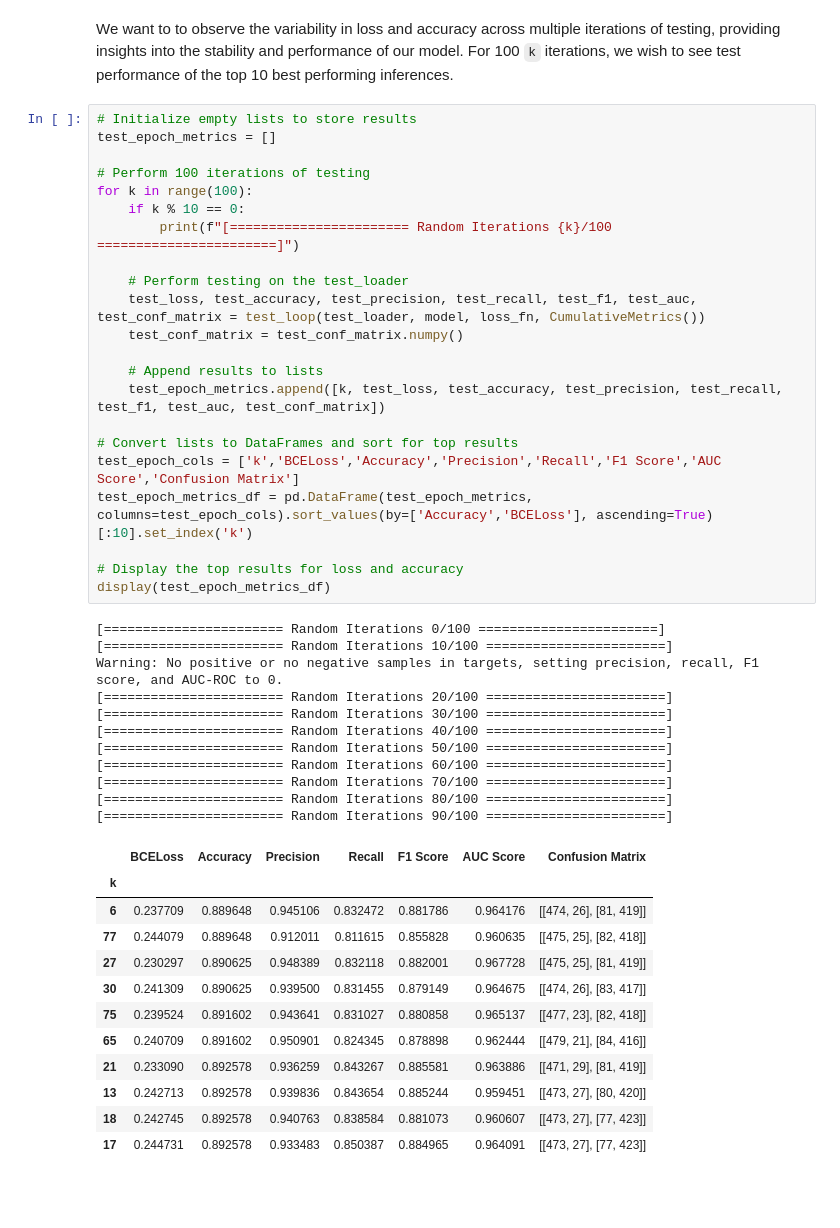
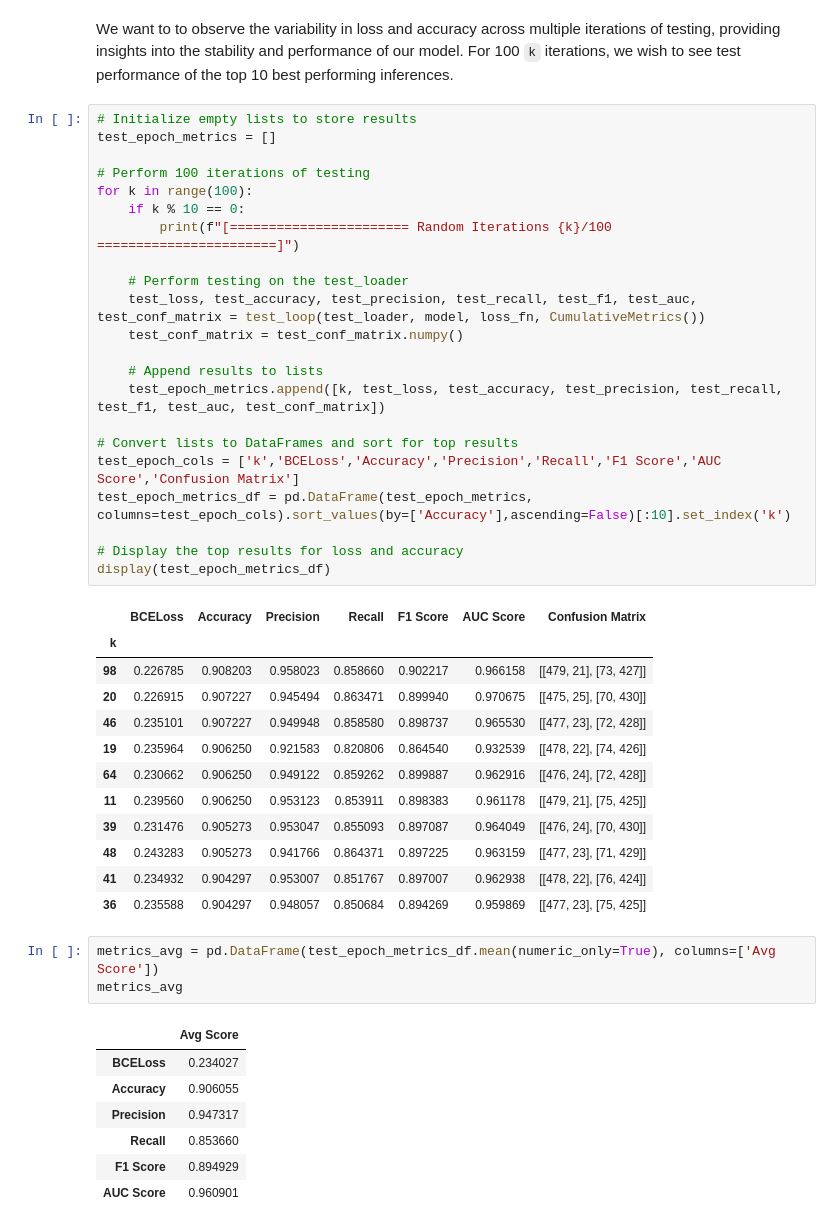
Before and after one commit to romerocruzsa/small-models, a Jupyter notebook: notebooks/baseline.ipynb, the cells around one changed output. Cells and saved outputs as stored; diff of their text form; blank space fills up the shorter version.

Commit message:
fix: corrected k=100 test iterations metrics dataframe
@author: romerocruzsa

```diff
--- a/notebooks/baseline.ipynb
+++ b/notebooks/baseline.ipynb
@@ -627,46 +627,46 @@ We want to to observe the variability in loss and accuracy across multiple itera
 # %%
 # Initialize empty lists to store results
 test_epoch_metrics = []
 
 # Perform 100 iterations of testing
 for k in range(100):
     if k % 10 == 0:
         print(f"[======================= Random Iterations {k}/100 =======================]")
 
     # Perform testing on the test_loader
     test_loss, test_accuracy, test_precision, test_recall, test_f1, test_auc, test_conf_matrix = test_loop(test_loader, model, loss_fn, CumulativeMetrics())
     test_conf_matrix = test_conf_matrix.numpy()
 
     # Append results to lists
     test_epoch_metrics.append([k, test_loss, test_accuracy, test_precision, test_recall, test_f1, test_auc, test_conf_matrix])
 
 # Convert lists to DataFrames and sort for top results
 test_epoch_cols = ['k','BCELoss','Accuracy','Precision','Recall','F1 Score','AUC Score','Confusion Matrix']
-test_epoch_metrics_df = pd.DataFrame(test_epoch_metrics, columns=test_epoch_cols).sort_values(by=['Accuracy','BCELoss'], ascending=True)[:10].set_index('k')
+test_epoch_metrics_df = pd.DataFrame(test_epoch_metrics, columns=test_epoch_cols).sort_values(by=['Accuracy'],ascending=False)[:10].set_index('k')
 
 # Display the top results for loss and accuracy
 display(test_epoch_metrics_df)
 # %% [output]
-[======================= Random Iterations 0/100 =======================]
-[======================= Random Iterations 10/100 =======================]
-Warning: No positive or no negative samples in targets, setting precision, recall, F1 score, and AUC-ROC to 0.
-[======================= Random Iterations 20/100 =======================]
-[======================= Random Iterations 30/100 =======================]
-[======================= Random Iterations 40/100 =======================]
-[======================= Random Iterations 50/100 =======================]
-[======================= Random Iterations 60/100 =======================]
-[======================= Random Iterations 70/100 =======================]
-[======================= Random Iterations 80/100 =======================]
-[======================= Random Iterations 90/100 =======================]
 |  | BCELoss | Accuracy | Precision | Recall | F1 Score | AUC Score | Confusion Matrix |
 | k |  |  |  |  |  |  |  |
-| 6 | 0.237709 | 0.889648 | 0.945106 | 0.832472 | 0.881786 | 0.964176 | [[474, 26], [81, 419]] |
-| 77 | 0.244079 | 0.889648 | 0.912011 | 0.811615 | 0.855828 | 0.960635 | [[475, 25], [82, 418]] |
-| 27 | 0.230297 | 0.890625 | 0.948389 | 0.832118 | 0.882001 | 0.967728 | [[475, 25], [81, 419]] |
-| 30 | 0.241309 | 0.890625 | 0.939500 | 0.831455 | 0.879149 | 0.964675 | [[474, 26], [83, 417]] |
-| 75 | 0.239524 | 0.891602 | 0.943641 | 0.831027 | 0.880858 | 0.965137 | [[477, 23], [82, 418]] |
-| 65 | 0.240709 | 0.891602 | 0.950901 | 0.824345 | 0.878898 | 0.962444 | [[479, 21], [84, 416]] |
-| 21 | 0.233090 | 0.892578 | 0.936259 | 0.843267 | 0.885581 | 0.963886 | [[471, 29], [81, 419]] |
-| 13 | 0.242713 | 0.892578 | 0.939836 | 0.843654 | 0.885244 | 0.959451 | [[473, 27], [80, 420]] |
-| 18 | 0.242745 | 0.892578 | 0.940763 | 0.838584 | 0.881073 | 0.960607 | [[473, 27], [77, 423]] |
-| 17 | 0.244731 | 0.892578 | 0.933483 | 0.850387 | 0.884965 | 0.964091 | [[473, 27], [77, 423]] |
+| 98 | 0.226785 | 0.908203 | 0.958023 | 0.858660 | 0.902217 | 0.966158 | [[479, 21], [73, 427]] |
+| 20 | 0.226915 | 0.907227 | 0.945494 | 0.863471 | 0.899940 | 0.970675 | [[475, 25], [70, 430]] |
+| 46 | 0.235101 | 0.907227 | 0.949948 | 0.858580 | 0.898737 | 0.965530 | [[477, 23], [72, 428]] |
+| 19 | 0.235964 | 0.906250 | 0.921583 | 0.820806 | 0.864540 | 0.932539 | [[478, 22], [74, 426]] |
+| 64 | 0.230662 | 0.906250 | 0.949122 | 0.859262 | 0.899887 | 0.962916 | [[476, 24], [72, 428]] |
+| 11 | 0.239560 | 0.906250 | 0.953123 | 0.853911 | 0.898383 | 0.961178 | [[479, 21], [75, 425]] |
+| 39 | 0.231476 | 0.905273 | 0.953047 | 0.855093 | 0.897087 | 0.964049 | [[476, 24], [70, 430]] |
+| 48 | 0.243283 | 0.905273 | 0.941766 | 0.864371 | 0.897225 | 0.963159 | [[477, 23], [71, 429]] |
+| 41 | 0.234932 | 0.904297 | 0.953007 | 0.851767 | 0.897007 | 0.962938 | [[478, 22], [76, 424]] |
+| 36 | 0.235588 | 0.904297 | 0.948057 | 0.850684 | 0.894269 | 0.959869 | [[477, 23], [75, 425]] |
+# %%
+metrics_avg = pd.DataFrame(test_epoch_metrics_df.mean(numeric_only=True), columns=['Avg Score'])
+metrics_avg
+# %% [output]
+|  | Avg Score |
+| BCELoss | 0.234027 |
+| Accuracy | 0.906055 |
+| Precision | 0.947317 |
+| Recall | 0.853660 |
+| F1 Score | 0.894929 |
+| AUC Score | 0.960901 |
```
Also changed, not shown: parts of 3 cells of this notebook.
